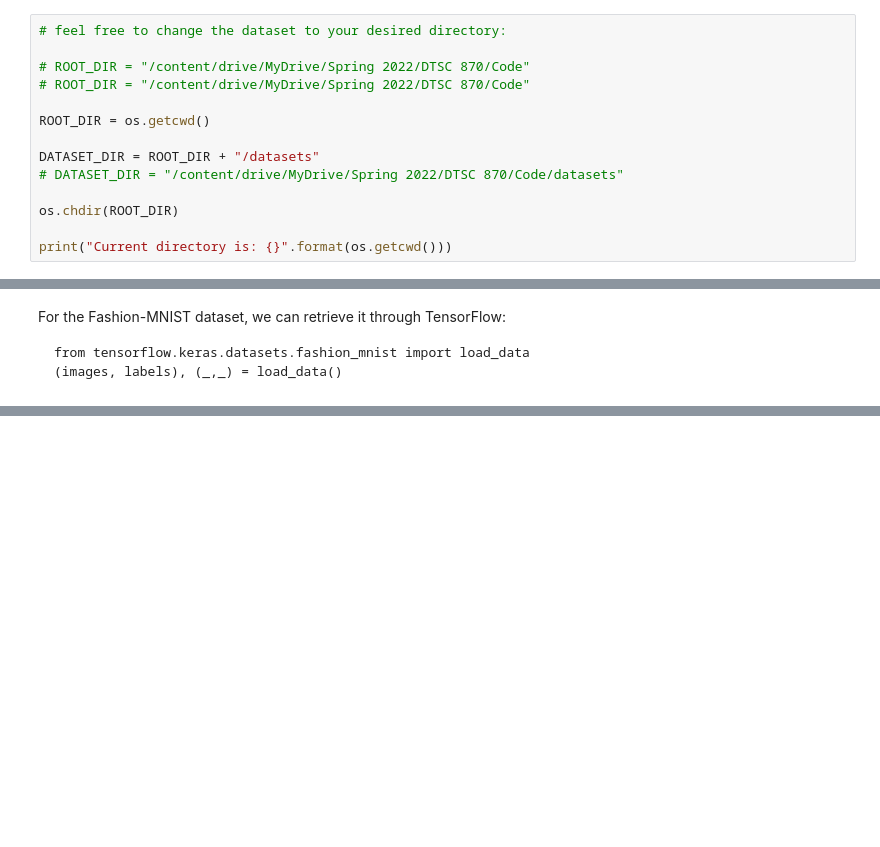
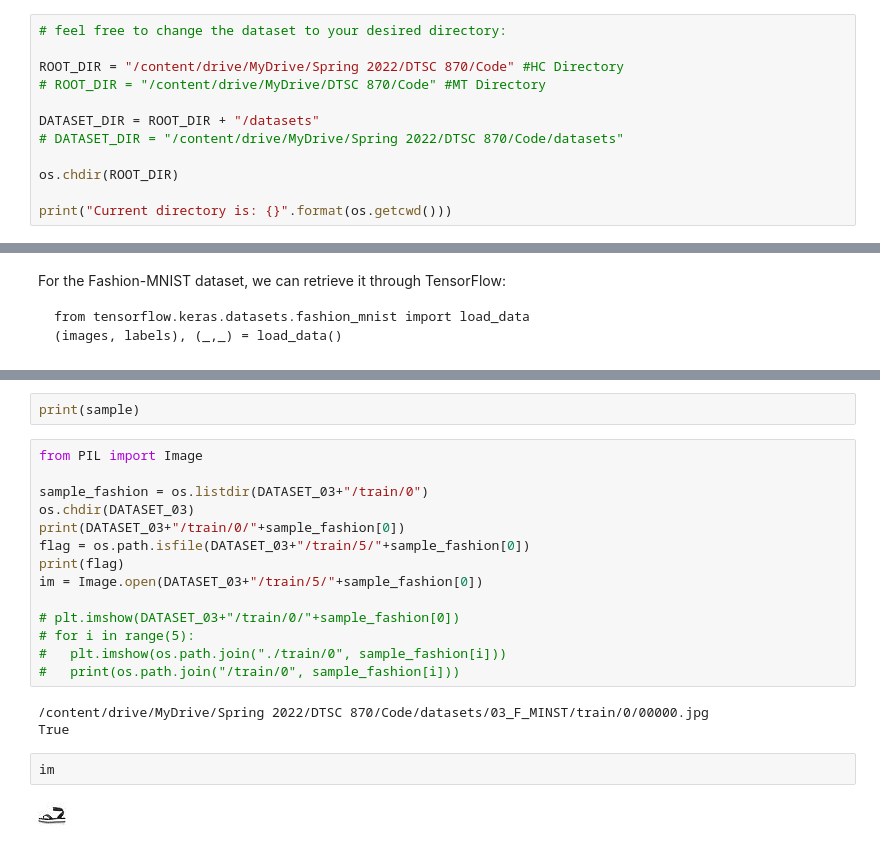
Before and after one commit to hchen98/dtsc870, a Jupyter notebook: 01__fetch_data.ipynb, the cells around one changed output, grey strips where cells are left out. Cells and saved outputs as stored; diff of their text form; blank space fills up the shorter version.

```diff
--- a/01__fetch_data.ipynb
+++ b/01__fetch_data.ipynb
@@ -40,10 +51,8 @@ time: 545 µs
 # %%
 # feel free to change the dataset to your desired directory:
 
-# ROOT_DIR = "/content/drive/MyDrive/Spring 2022/DTSC 870/Code"
-# ROOT_DIR = "/content/drive/MyDrive/Spring 2022/DTSC 870/Code"
-
-ROOT_DIR = os.getcwd()
+ROOT_DIR = "/content/drive/MyDrive/Spring 2022/DTSC 870/Code" #HC Directory
+# ROOT_DIR = "/content/drive/MyDrive/DTSC 870/Code" #MT Directory
 
 DATASET_DIR = ROOT_DIR + "/datasets"
 # DATASET_DIR = "/content/drive/MyDrive/Spring 2022/DTSC 870/Code/datasets"
@@ -339,0 +857,23 @@ from tensorflow.keras.datasets.fashion_mnist import load_data
+# %%
+print(sample)
+# %%
+from PIL import Image
+
+sample_fashion = os.listdir(DATASET_03+"/train/0")
+os.chdir(DATASET_03)
+print(DATASET_03+"/train/0/"+sample_fashion[0])
+flag = os.path.isfile(DATASET_03+"/train/5/"+sample_fashion[0])
+print(flag)
+im = Image.open(DATASET_03+"/train/5/"+sample_fashion[0])
+
+# plt.imshow(DATASET_03+"/train/0/"+sample_fashion[0])
+# for i in range(5):
+#   plt.imshow(os.path.join("./train/0", sample_fashion[i]))
+#   print(os.path.join("/train/0", sample_fashion[i]))
+# %% [output]
+/content/drive/MyDrive/Spring 2022/DTSC 870/Code/datasets/03_F_MINST/train/0/00000.jpg
+True
+# %%
+im
+# %% [output]
+[figure, added]
```
Also changed, not shown: parts of 76 cells of this notebook, 12 other files.
